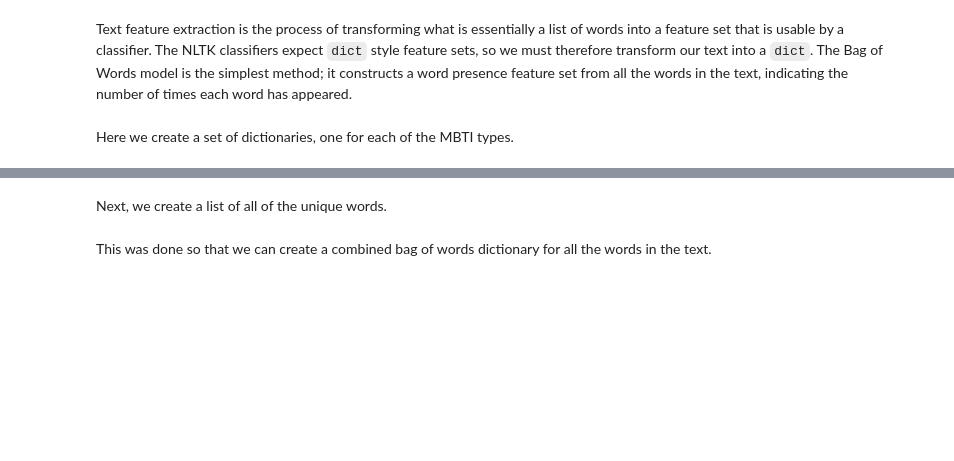
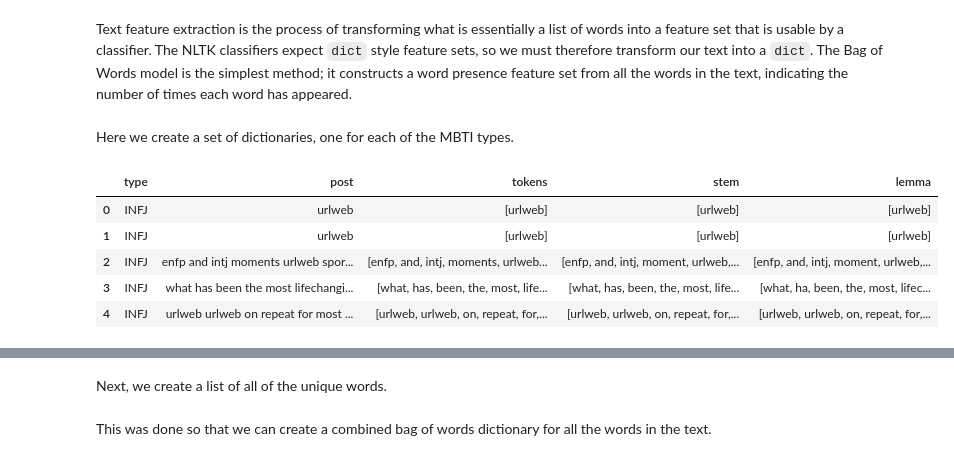
Before and after one commit to endiesworld/NLP_project, a Jupyter notebook: 4_How_do_machines_understand_language.ipynb, the cells around one changed output, grey strips where cells are left out. Drawn from its saved outputs; the diff is of its cells as text; code cells hidden in the pictures; blank space fills up the shorter version.

```diff
--- a/4_How_do_machines_understand_language.ipynb
+++ b/4_How_do_machines_understand_language.ipynb
@@ -333,9 +323,10 @@ all_mbti['stem'] = all_mbti['tokens'].apply(mbti_stemmer, args=(stemmer, ))
 # %% [markdown]
 Print off the results of the stemmer to see what we have done.
 # %%
-def mbti_ops(words, ops):
-    return [ops(word) for word in words]
-all_mbti['stem_ops'] = all_mbti['tokens'].apply(mbti_ops, args=(stemmer.stem, ))
+# This will be used to replace mbti_stemmer function
+# def mbti_ops(words, ops):
+#     return [ops(word) for word in words]
+# all_mbti['stem_ops'] = all_mbti['tokens'].apply(mbti_ops, args=(stemmer.stem, ))
 # %%
 for i, t in enumerate(all_mbti.iloc[268702]['tokens']):
     print ('{:20s} --> {:10s}'.format(t, all_mbti.iloc[268702]['stem'][i]))
@@ -459,3 +464,12 @@ def bag_of_words_count(words, word_dict={}):
     return word_dict
 # %% [markdown]
 Here we create a set of dictionaries, one for each of the MBTI types.
+# %%
+all_mbti.head()
+# %% [output]
+|  | type | post | tokens | stem | lemma |
+| 0 | INFJ | urlweb | [urlweb] | [urlweb] | [urlweb] |
+| 1 | INFJ | urlweb | [urlweb] | [urlweb] | [urlweb] |
+| 2 | INFJ | enfp and intj moments urlweb spor... | [enfp, and, intj, moments, urlweb... | [enfp, and, intj, moment, urlweb,... | [enfp, and, intj, moment, urlweb,... |
+| 3 | INFJ | what has been the most lifechangi... | [what, has, been, the, most, life... | [what, has, been, the, most, life... | [what, ha, been, the, most, lifec... |
+| 4 | INFJ | urlweb urlweb on repeat for most ... | [urlweb, urlweb, on, repeat, for,... | [urlweb, urlweb, on, repeat, for,... | [urlweb, urlweb, on, repeat, for,... |
```
Also changed, not shown: parts of 25 cells of this notebook, 1 other file.
